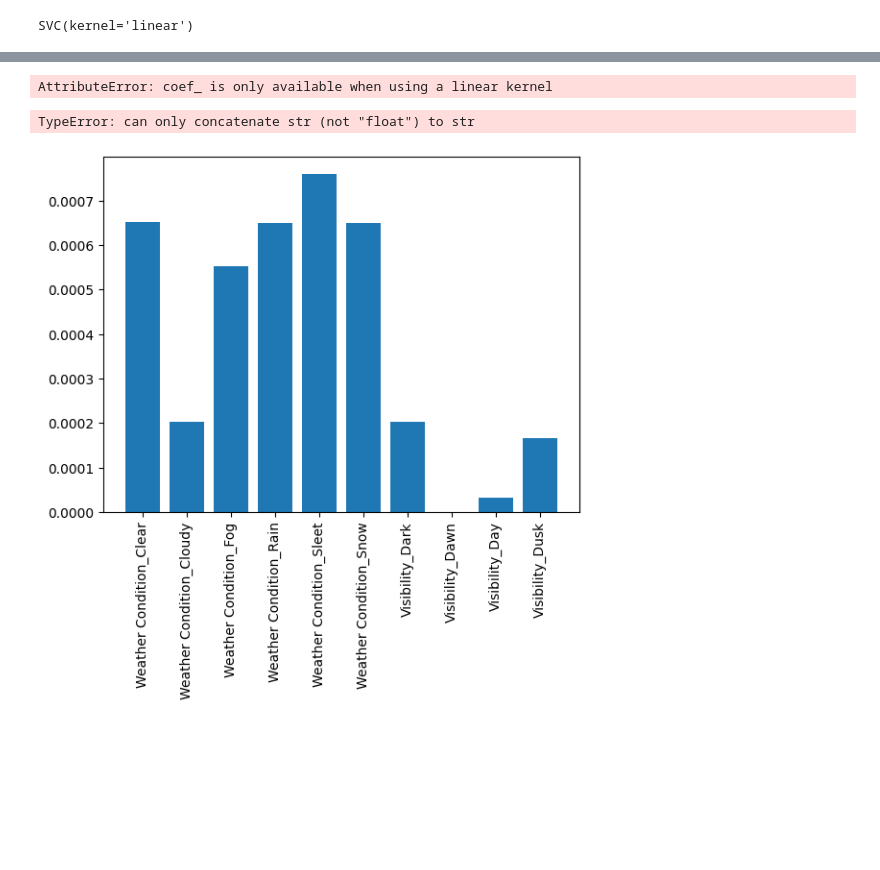
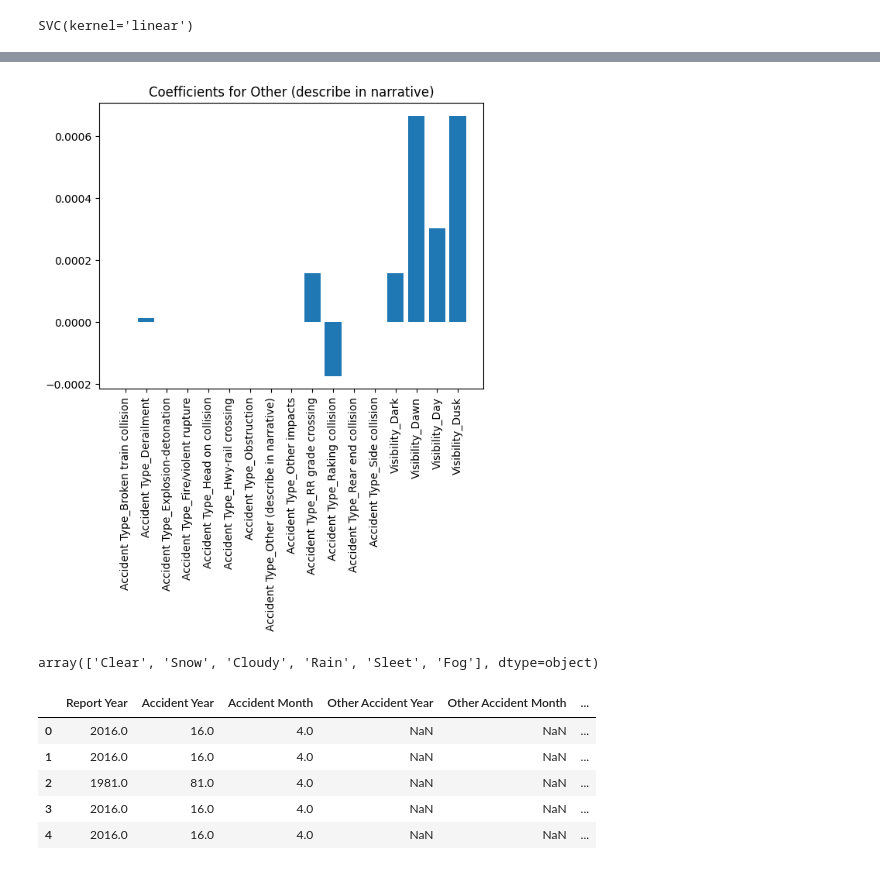
Before and after one commit to ndahlinuvm/Train-Derailment-287Project, a Jupyter notebook: weather.ipynb, the cells around one changed output, grey strips where cells are left out. Saved outputs shown, nothing was run; the diff lists cells and outputs as text; code cells hidden in the pictures; blank space fills up the shorter version.

Commit message:
Finishing weather stuff

```diff
--- a/weather.ipynb
+++ b/weather.ipynb
@@ -136,25 +256,17 @@ sns.heatmap(confusion_matrix(y_test, y_pred), annot=True, fmt='d')
-# %%
-# get the coefficients of the support vector classifier
-coefficients = model.coef_
-coefficients.shape
-features = X.columns
-# %% [output]
-AttributeError: coef_ is only available when using a linear kernel
 # %%
 # The only one that really stands out is the Hwy-rail crossing
-val = 13
+val = 4
 
 features = X.columns
 # bar plot coef[0]
 plt.bar([x for x in range(len(coefficients[0]))], coefficients[val])
 # add labels
 plt.xticks([x for x in range(len(coefficients[0]))], features, rotation='vertical')
 plt.title('Coefficients for ' + accident_types[val])
 plt.savefig('coefficients for ' + accident_types[val] + '.png')
 plt.show()
 # %% [output]
-TypeError: can only concatenate str (not "float") to str
-[figure, old version]
+[figure, new version]
 # %%
 # instead lets try a random forest
 from sklearn.ensemble import RandomForestClassifier
@@ -175,0 +286,28 @@ coefficients = model.feature_importances_
+# %%
+# find unique weather conditions
+weather_types = df['Weather Condition'].unique()
+weather_types
+
+# drop nan
+weather_types = weather_types[~pd.isnull(weather_types)]
+weather_types
+# %% [output]
+array(['Clear', 'Snow', 'Cloudy', 'Rain', 'Sleet', 'Fog'], dtype=object)
+# %%
+# pca reduce all features into two dimensions and the plot by the weather condition
+from sklearn.decomposition import PCA
+pca = PCA(n_components=2)
+# fit on the full dataset
+# drop all rows that arent int of float
+df_pca_data = df.select_dtypes(include=['int64', 'float64'])
+# drop the id column
+# get shape
+df_pca_data.shape
+df_pca_data.head()
+# %% [output]
+|  | Report Year | Accident Year | Accident Month | Other Accident Year | Other Accident Month | ... |
+| 0 | 2016.0 | 16.0 | 4.0 | NaN | NaN | ... |
+| 1 | 2016.0 | 16.0 | 4.0 | NaN | NaN | ... |
+| 2 | 1981.0 | 81.0 | 4.0 | NaN | NaN | ... |
+| 3 | 2016.0 | 16.0 | 4.0 | NaN | NaN | ... |
+| 4 | 2016.0 | 16.0 | 4.0 | NaN | NaN | ... |
```
Also changed, not shown: parts of 11 cells of this notebook, 13 other files.
